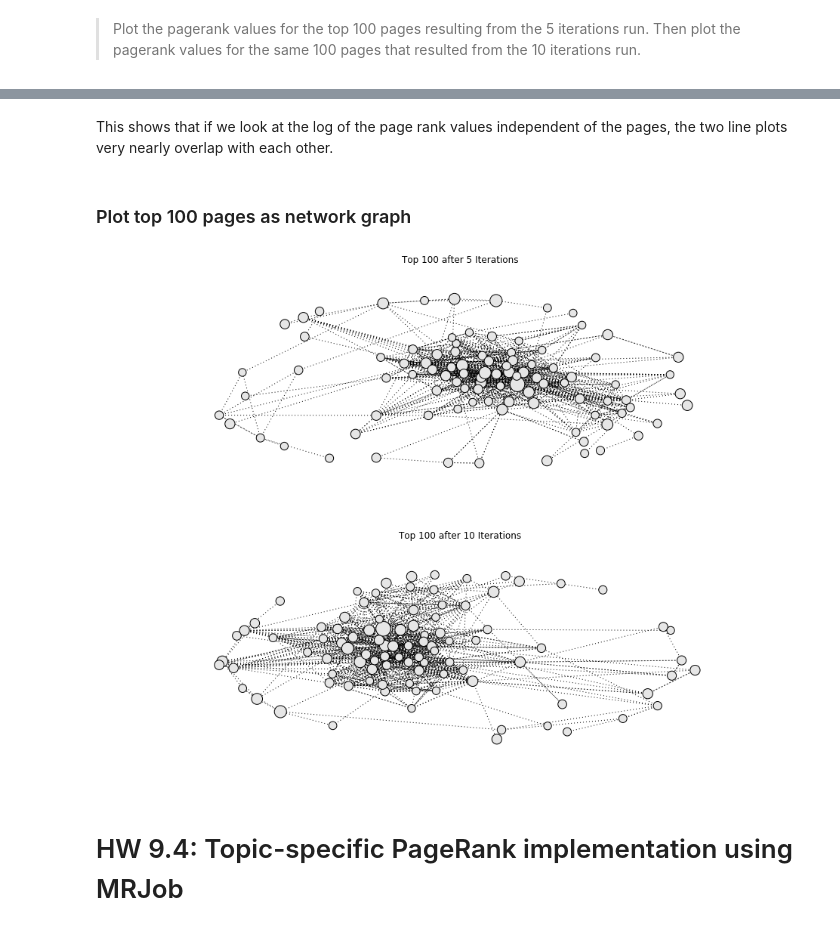
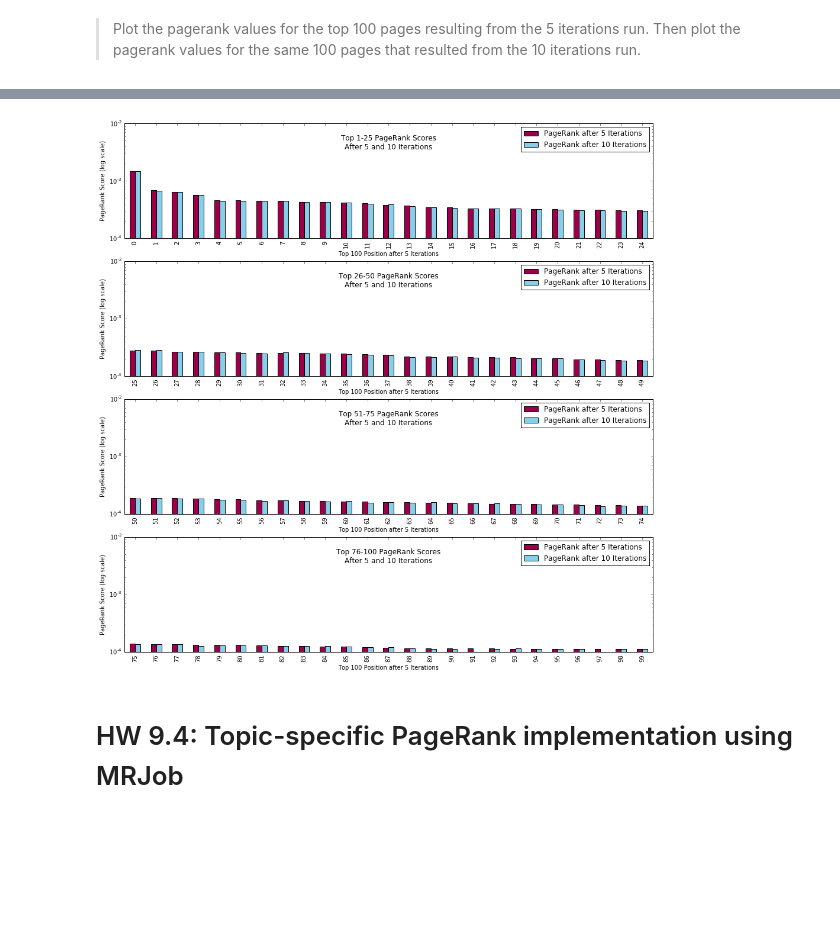
Before and after one commit to mseltz/W261-Fall2016, a Jupyter notebook: Week09/MIDS-W261-2016-HWK-Week09-DangSeltzer.ipynb, the cells around one changed output, grey strips where cells are left out. Cells and saved outputs as stored; diff of their text form; code cells hidden in the pictures; blank space fills up the shorter version.

Commit message:
HW9: Merge 9.3

```diff
--- a/Week09/MIDS-W261-2016-HWK-Week09-DangSeltzer.ipynb
+++ b/Week09/MIDS-W261-2016-HWK-Week09-DangSeltzer.ipynb
@@ -1514,0 +1519,14 @@ The Levenshtein distance is 48, indicating that the similarity between the two r
+# %%
+wikipedia_df_05 = pandas.DataFrame.from_csv('top100_wikipedia_page_ranks_05.csv')
+wikipedia_df_10 = pandas.DataFrame.from_csv('top100_wikipedia_page_ranks_10.csv')
+
+wikipedia_compare_df = pandas.merge(
+    wikipedia_df_05[['NodeName', 'PageRank']],
+    wikipedia_df_10[['NodeName', 'PageRank']],
+    on = ['NodeName'], how = 'left')
+
+wikipedia_compare_df.columns = [
+    'NodeName', 'PageRank after 5 Iterations', 'PageRank after 10 Iterations'
+]
+
+wikipedia_compare_df
@@ -1549,17 +1553,25 @@ subplot.set_ylabel('PageRank Score (log scale)');
-# %% [markdown]
-This shows that if we look at the log of the page rank values independent of the pages, the two line plots very nearly overlap with each other.
-# %% [markdown]
-### Plot top 100 pages as network graph
-# %%
-fig = matplotlib.pyplot.figure(figsize = (16, 12))
-
-subplot = fig.add_subplot(2, 1, 1)
-plot_page_rank(subplot, 'Top 100 after 5 Iterations', top100_wikipedia_page_ranks_05)
-
-subplot = fig.add_subplot(2, 1, 2)
-plot_page_rank(subplot, 'Top 100 after 10 Iterations', top100_wikipedia_page_ranks_10)
-# %% [output]
-[figure, removed]
+# %%
+plot_count = 4
+
+figure, subplots = matplotlib.pyplot.subplots(
+    plot_count, figsize = (16, 4 * plot_count), sharex = False, sharey = True)
+
+for i in range(plot_count):
+    start = int(i * 100 / plot_count)
+    end = int((i + 1) * 100 / plot_count)
+
+    wikipedia_compare_df[start:end].plot(
+        ax = subplots[i], logy = True, kind = 'bar', color=['#9C0046', '#87ceeb'])
+
+    subplots[i].title.set_position((0.5,0.75))
+
+    subplots[i].set_title(
+        'Top %d-%d PageRank Scores\nAfter 5 and 10 Iterations' % (start + 1, end))
+
+    subplots[i].set_xlabel('Top 100 Position after 5 Iterations')
+    subplots[i].set_ylabel('PageRank Score (log scale)')
+# %% [output]
+[figure, added]
 # %% [markdown]
 # HW 9.4: Topic-specific PageRank implementation using MRJob
 # %% [markdown]
```
Also changed, not shown: parts of 24 cells of this notebook.
